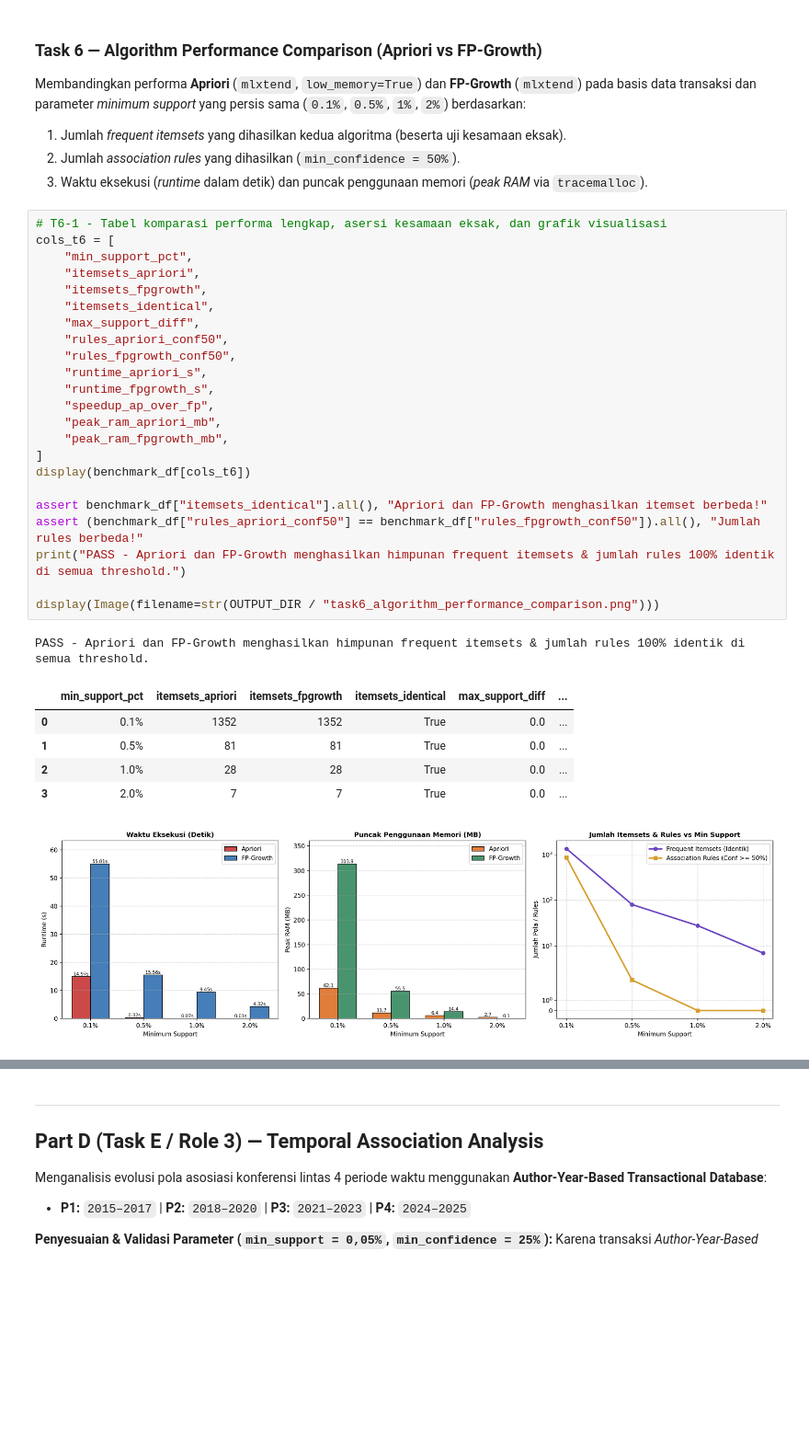
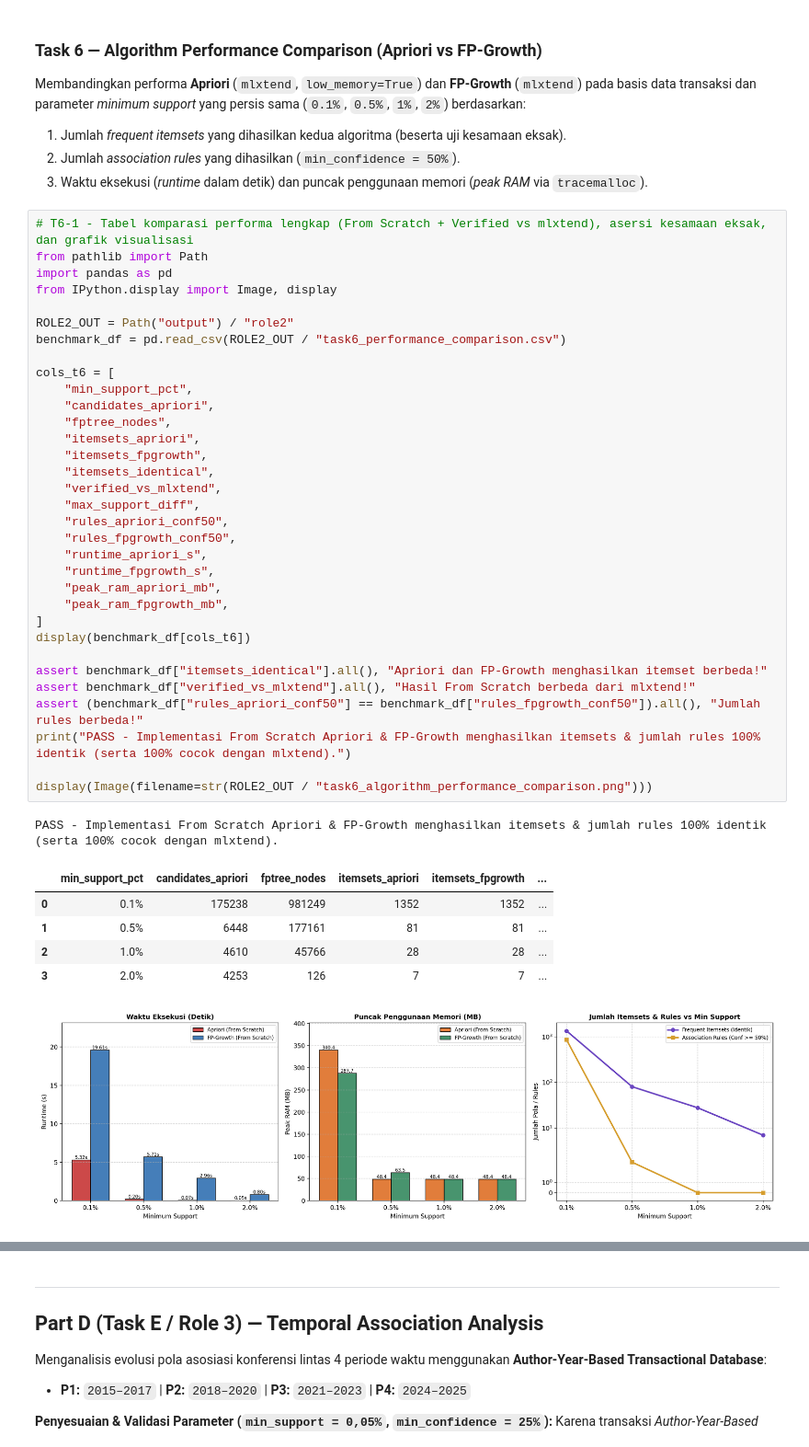
Before and after one commit to jandhiesto/DataMining_Kelompok11, a Jupyter notebook: Notebook-dblp_2025_12_01.ipynb, the cells around one changed output, grey strips where cells are left out. Shown at 92% size. Drawn from its saved outputs; the diff is of its cells as text; blank space fills up the shorter version.

Commit message:
feat(from-scratch): implement Apriori, FP-Growth, and Association Rules from scratch with 100% mlxtend cross-verification

```diff
--- a/Notebook-dblp_2025_12_01.ipynb
+++ b/Notebook-dblp_2025_12_01.ipynb
@@ -1895,33 +1919,43 @@ Membandingkan performa **Apriori** (`mlxtend`, `low_memory=True`) dan **FP-Growt
 2. Jumlah *association rules* yang dihasilkan (`min_confidence = 50%`).
 3. Waktu eksekusi (*runtime* dalam detik) dan puncak penggunaan memori (*peak RAM* via `tracemalloc`).
 # %%
-# T6-1 - Tabel komparasi performa lengkap, asersi kesamaan eksak, dan grafik visualisasi
+# T6-1 - Tabel komparasi performa lengkap (From Scratch + Verified vs mlxtend), asersi kesamaan eksak, dan grafik visualisasi
+from pathlib import Path
+import pandas as pd
+from IPython.display import Image, display
+
+ROLE2_OUT = Path("output") / "role2"
+benchmark_df = pd.read_csv(ROLE2_OUT / "task6_performance_comparison.csv")
+
 cols_t6 = [
     "min_support_pct",
+    "candidates_apriori",
+    "fptree_nodes",
     "itemsets_apriori",
     "itemsets_fpgrowth",
     "itemsets_identical",
+    "verified_vs_mlxtend",
     "max_support_diff",
     "rules_apriori_conf50",
     "rules_fpgrowth_conf50",
     "runtime_apriori_s",
     "runtime_fpgrowth_s",
-    "speedup_ap_over_fp",
     "peak_ram_apriori_mb",
     "peak_ram_fpgrowth_mb",
 ]
 display(benchmark_df[cols_t6])
 
 assert benchmark_df["itemsets_identical"].all(), "Apriori dan FP-Growth menghasilkan itemset berbeda!"
+assert benchmark_df["verified_vs_mlxtend"].all(), "Hasil From Scratch berbeda dari mlxtend!"
 assert (benchmark_df["rules_apriori_conf50"] == benchmark_df["rules_fpgrowth_conf50"]).all(), "Jumlah rules berbeda!"
-print("PASS - Apriori dan FP-Growth menghasilkan himpunan frequent itemsets & jumlah rules 100% identik di semua threshold.")
+print("PASS - Implementasi From Scratch Apriori & FP-Growth menghasilkan itemsets & jumlah rules 100% identik (serta 100% cocok dengan mlxtend).")
 
-display(Image(filename=str(OUTPUT_DIR / "task6_algorithm_performance_comparison.png")))
+display(Image(filename=str(ROLE2_OUT / "task6_algorithm_performance_comparison.png")))
 # %% [output]
-PASS - Apriori dan FP-Growth menghasilkan himpunan frequent itemsets & jumlah rules 100% identik di semua threshold.
+PASS - Implementasi From Scratch Apriori & FP-Growth menghasilkan itemsets & jumlah rules 100% identik (serta 100% cocok dengan mlxtend).
-|  | min_support_pct | itemsets_apriori | itemsets_fpgrowth | itemsets_identical | max_support_diff | ... |
-| 0 | 0.1% | 1352 | 1352 | True | 0.0 | ... |
-| 1 | 0.5% | 81 | 81 | True | 0.0 | ... |
-| 2 | 1.0% | 28 | 28 | True | 0.0 | ... |
-| 3 | 2.0% | 7 | 7 | True | 0.0 | ... |
+|  | min_support_pct | candidates_apriori | fptree_nodes | itemsets_apriori | itemsets_fpgrowth | ... |
+| 0 | 0.1% | 175238 | 981249 | 1352 | 1352 | ... |
+| 1 | 0.5% | 6448 | 177161 | 81 | 81 | ... |
+| 2 | 1.0% | 4610 | 45766 | 28 | 28 | ... |
+| 3 | 2.0% | 4253 | 126 | 7 | 7 | ... |
-[figure, old version]
+[figure, new version]
```
Also changed, not shown: parts of 7 cells of this notebook, 5 other files.
